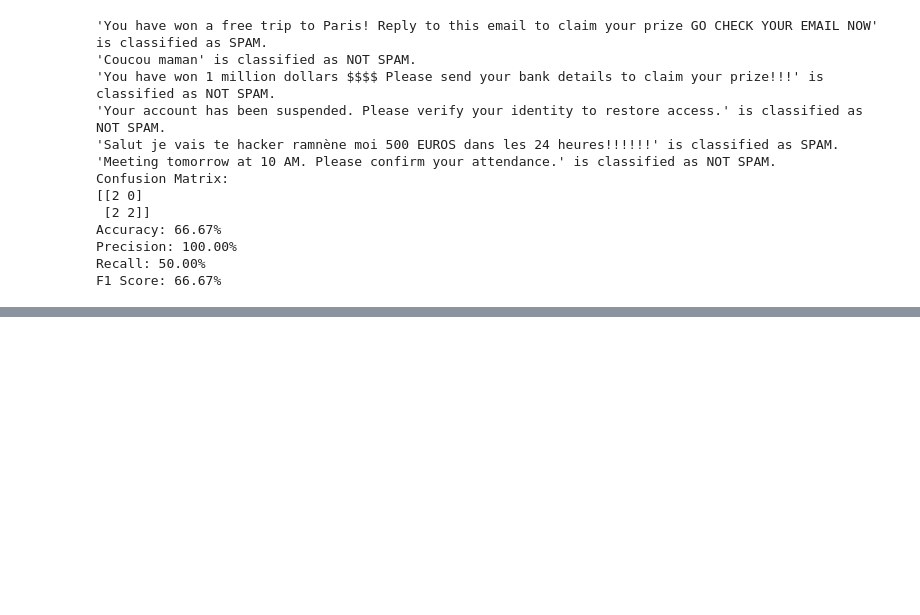
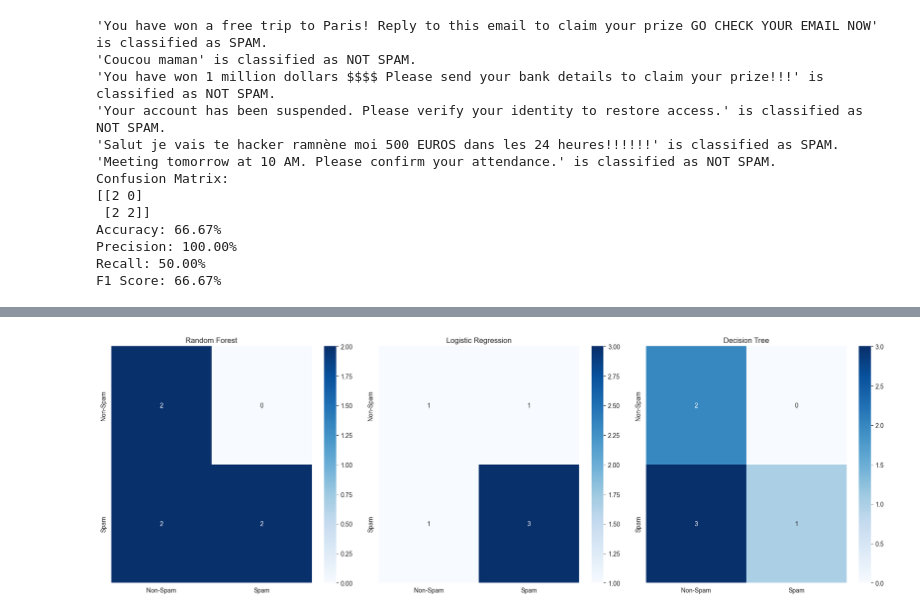
Before and after one commit to lone0s/isd, a Jupyter notebook: Projet_UPEC_SPAM.ipynb, the cells around one changed output, grey strips where cells are left out. Saved outputs shown, nothing was run; the diff lists cells and outputs as text; code cells hidden in the pictures; blank space fills up the shorter version.

```diff
--- a/Projet_UPEC_SPAM.ipynb
+++ b/Projet_UPEC_SPAM.ipynb
@@ -445,0 +449,2 @@ F1 Score: 66.67%
+# %%
+x_train, x_test, y_train, y_test = train_test_split(x, y, test_size=0.3, random_state=0)
@@ -445,0 +547,6 @@ F1 Score: 66.67%
+# %%
+y_pred_dtc = []
+y_pred_dtc = model_dtc.predict(x_test_dtc)
+print(y_pred_dtc)
+
+#TODO: ajouter confusion matrix ici ?
@@ -445,0 +555,12 @@ F1 Score: 66.67%
+# %%
+y_preds_dtc = []
+
+for email in emails_to_test:
+    features = extract_1d(email)
+    features = scaler.transform([features])
+    y_pred_dtc = model_dtc.predict(features)[0]
+    y_preds_dtc.append(y_pred_dtc)
+    if y_pred == 1:
+        print(f"'{email}' is classified as SPAM.")
+    else:
+        print(f"'{email}' is classified as NOT SPAM.")
@@ -445,0 +686,26 @@ F1 Score: 66.67%
+# %%
+import seaborn as sns
+from sklearn.metrics import confusion_matrix
+
+# Matrice de confusion/modèle
+cm_rfc = confusion_matrix(y_tests, y_preds)
+cm_lr = confusion_matrix(y_tests, y_preds_lr)
+cm_dtc = confusion_matrix(y_tests, y_preds_dtc)
+
+# Configuration du graphique
+fig, ax = plt.subplots(1, 3, figsize=(18, 6))
+
+# Matrice de confusion pour chaque modèle
+sns.heatmap(cm_rfc, annot=True, fmt='d', cmap='Blues', ax=ax[0], xticklabels=['Non-Spam', 'Spam'], yticklabels=['Non-Spam', 'Spam'])
+ax[0].set_title('Random Forest')
+
+sns.heatmap(cm_lr, annot=True, fmt='d', cmap='Blues', ax=ax[1], xticklabels=['Non-Spam', 'Spam'], yticklabels=['Non-Spam', 'Spam'])
+ax[1].set_title('Logistic Regression')
+
+sns.heatmap(cm_dtc, annot=True, fmt='d', cmap='Blues', ax=ax[2], xticklabels=['Non-Spam', 'Spam'], yticklabels=['Non-Spam', 'Spam'])
+ax[2].set_title('Decision Tree')
+
+plt.tight_layout()
+plt.show()
+# %% [output]
+[figure, added]
```
Also changed, not shown: parts of 23 cells of this notebook.
